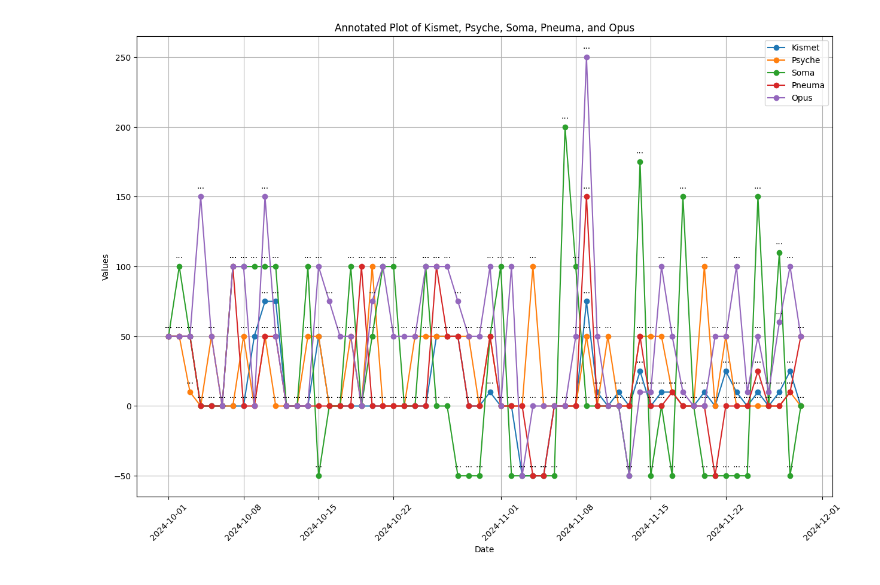
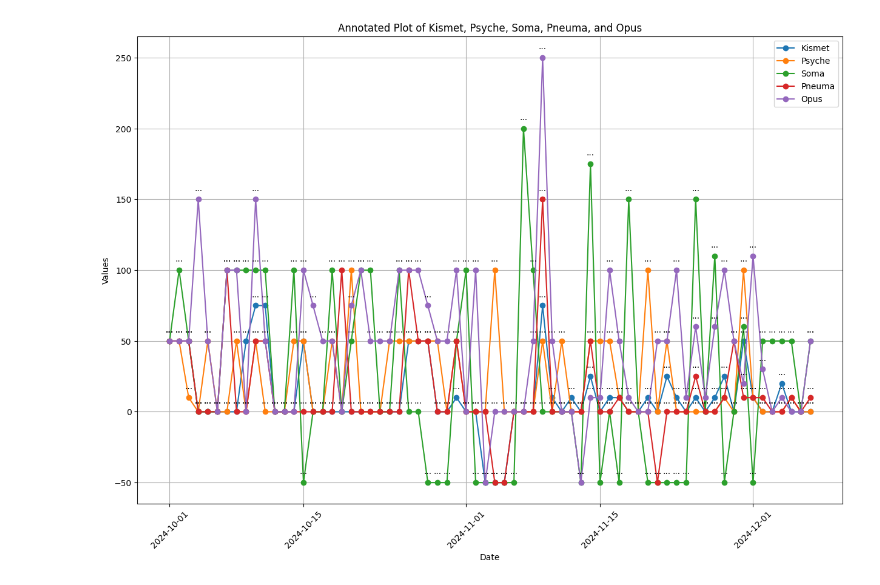
Before and after one commit to ursa-mikail/python_activity_monitoring, a Jupyter notebook: 100_Day_Game_Monitoring.ipynb, the cells around one changed output. Drawn from its saved outputs; the diff is of its cells as text; code cells hidden in the pictures.

```diff
--- a/100_Day_Game_Monitoring.ipynb
+++ b/100_Day_Game_Monitoring.ipynb
@@ -4,37 +4,66 @@ import pandas as pd
 import numpy as np
 from datetime import datetime, timedelta
 
+"""
+Kismet = [50, 50, 50, 0, 0, 0, 0, 0, 50, 75, 75, 0, 0, 0, 50, 0, 0, 0, 0, 0, 0, 0, 0, 0, 0, 50, 50, 50, 0, 0, 10, 0, 0, -50, -50, -50, 0, 0, 0, 75, 10, 0, 10, 0, 25, 0, 10, 10, 0, 0, 10, 0, 25, 10, 0, 10, 0, 10, 25, 0, 50, 10, 0, 0, 10]
+
+Psyche = [50, 50, 10, 0, 50, 0, 0, 50, 0, 50, 0, 0, 0, 50, 50, 0, 0, 50, 0, 100, 0, 0, 0, 50, 50, 50, 50, 50, 50, 0, 50, 0, 0, 0, 100, 0, 0, 0, 0, 50, 0, 50, 0, 0, 50, 50, 50, 10, 0, 0, 100, 0, 50, 0, 0, 0, 0, 0, 10, 0, 100, 10, 0, 0, 0]
+
+Soma = [50, 100, 50, 0, 0, 0, 100, 100, 100, 100, 100, 0, 0, 100, -50, 0, 0, 100, 0, 50, 100, 100, 0, 0, 100, 0, 0, -50, -50, -50, 50, 100, -50, -50, -50, -50, -50, 200, 100, 0, 0, 0, 0, -50, 175, -50, 0, -50, 150, 0, -50, -50, -50, -50, -50, 150, 0, 110, -50, 0, 60, -50, 50, 50, 50]
+
+Pneuma = [50, 50, 50, 0, 0, 0, 100, 0, 0, 50, 50, 0, 0, 0, 0, 0, 0, 0, 100, 0, 0, 0, 0, 0, 0, 100, 50, 50, 0, 0, 50, 0, 0, 0, -50, -50, 0, 0, 0, 150, 0, 0, 0, 0, 50, 0, 0, 10, 0, 0, 0, -50, 0, 0, 0, 25, 0, 0, 10, 50, 10, 10, 10, 0, 0]
+
+Opus = [50, 50, 50, 150, 50, 0, 100, 100, 0, 150, 50, 0, 0, 0, 100, 75, 50, 50, 0, 75,  100, 50, 50, 50, 100, 100, 100, 75, 50, 50, 100, 0, 100, -50, 0, 0, 0, 0, 50, 250, 50, 0, 0, -50, 10, 10, 100, 50, 10, 0, 0, 50, 50, 100, 10, 60, 10, 60, 100, 50, 20, 110, 30, 0, 0]
+"""
+def load_data_from_file(file_path):
+    data = {}
+    with open(file_path, 'r') as file:
+        for line in file:
+            line = line.strip()
+            if line and '=' in line:  # Ensure the line contains '='
+                name, values = line.split(' = ', 1)  # Split on the first '=' only
+                # Convert the string representation of the list to an actual list of integers
+                data[name.strip()] = eval(values.strip())
+    return data
+
+# Load data from the file
+file_path = './sample_data/data.txt'
+data = load_data_from_file(file_path)
+
+# Access the data
+Kismet = data.get('Kismet')
+Psyche = data.get('Psyche')
+Soma = data.get('Soma')
+Pneuma = data.get('Pneuma')
+Opus = data.get('Opus')
+
 # Initial data
 dates_start = datetime(2024, 10, 1)
-dates = [dates_start + timedelta(days=i) for i in range(60)]  # Adjust to the actual number of days in your data
+dates = [dates_start + timedelta(days=i) for i in range(len(Kismet))]  # Adjust to the actual number of days in your data
 
-Kismet = [50, 50, 50, 0, 0, 0, 0, 0, 50, 75, 75, 0, 0, 0, 50, 0, 0, 0, 0, 0, 0, 0, 0, 0, 0, 50, 50, 50, 0, 0, 10, 0, 0, -50, -50, -50, 0, 0, 0, 75, 10, 0, 10, 0, 25, 0, 10, 10, 0, 0,
-10, 0, 25, 10, 0, 10, 0, 10, 25, 0] # np.nan for yet to be defined
+notes = ['...'] * len(Kismet)
 
-Psyche = [50, 50, 10, 0, 50, 0, 0, 50, 0, 50, 0, 0, 0, 50, 50, 0, 0, 50, 0, 100, 0, 0, 0, 50, 50, 50, 50, 50, 50, 0, 50, 0, 0, 0, 100, 0, 0, 0, 0, 50, 0, 50, 0, 0, 50, 50, 50, 10, 0, 0,
-100, 0, 50, 0, 0, 0, 0, 0, 10, 0]
+"""
+# Print the data to verify
+print("Kismet:", Kismet)
+print("Psyche:", Psyche)
+print("Soma:", Soma)
+print("Pneuma:", Pneuma)
+print("Opus:", Opus)
+"""
+if len(dates) != len(Kismet) or len(dates) != len(Psyche) or len(dates) != len(Soma) or len(dates) != len(Pneuma) or len(dates) != len(Opus) or len(dates) != len(notes):
+    print(len(dates))
+    print(len(Kismet))
+    print(len(Psyche))
+    print(len(Soma))
+    print(len(Pneuma))
+    print(len(Opus))
+    print(len(notes))
 
-Soma = [50, 100, 50, 0, 0, 0, 100, 100, 100, 100, 100, 0, 0, 100, -50, 0, 0, 100, 0, 50, 100, 100, 0, 0, 100, 0, 0, -50, -50, -50, 50, 100, -50, -50, -50, -50, -50, 200, 100, 0, 0, 0, 0, -50, 175, -50, 0, -50, 150, 0,
--50, -50, -50, -50, -50, 150,  0, 110, -50, 0]
+    #print(dates)
+    raise ValueError("All lists must have the same length. Mismatch between lists found.")
 
-Pneuma = [50, 50, 50, 0, 0, 0, 100, 0, 0, 50, 50, 0, 0, 0, 0, 0, 0, 0, 100, 0, 0, 0, 0, 0, 0, 100, 50, 50, 0, 0, 50, 0, 0, 0, -50, -50, 0, 0, 0, 150, 0, 0, 0, 0, 50, 0, 0, 10, 0, 0,
-0, -50, 0, 0, 0, 25, 0, 0, 10, 50]
 
-Opus = [50, 50, 50, 150, 50, 0, 100, 100, 0, 150, 50, 0, 0, 0, 100, 75, 50, 50, 0, 75, 100, 50, 50, 50, 100, 100, 100, 75, 50, 50, 100, 0, 100, -50, 0, 0, 0, 0, 50, 250, 50, 0, 0, -50, 10, 10,
-        100, 50, 10, 0, 0, 50, 50, 100, 10, 50, 10, 60, 100, 50]
-
-notes = ['...'] * len(dates)
-"""
-print(len(dates))
-print(len(Kismet))
-print(len(Psyche))
-print(len(Soma))
-print(len(Pneuma))
-print(len(Opus))
-print(len(notes))
-
-print(dates)
-"""
 
 DATA_GENERATION_RANDOM = False
 
@@ -71,34 +100,34 @@ fig, ax = plt.subplots(figsize=(15, 10))
 ax.plot(data['Date'], data['Kismet'], label='Kismet', marker='o')
 ax.plot(data['Date'], data['Psyche'], label='Psyche', marker='o')
 ax.plot(data['Date'], data['Soma'], label='Soma', marker='o')
 ax.plot(data['Date'], data['Pneuma'], label='Pneuma', marker='o')
 ax.plot(data['Date'], data['Opus'], label='Opus', marker='o')
 
 # Annotate with notes
 for i, row in data.iterrows():
     if not np.isnan(row['Kismet']):
         ax.annotate(row['Notes'], (row['Date'], row['Kismet']), textcoords="offset points", xytext=(0, 10), ha='center')
     if not np.isnan(row['Psyche']):
         ax.annotate(row['Notes'], (row['Date'], row['Psyche']), textcoords="offset points", xytext=(0, 10), ha='center')
     if not np.isnan(row['Soma']):
         ax.annotate(row['Notes'], (row['Date'], row['Soma']), textcoords="offset points", xytext=(0, 10), ha='center')
     if not np.isnan(row['Pneuma']):
         ax.annotate(row['Notes'], (row['Date'], row['Pneuma']), textcoords="offset points", xytext=(0, 10), ha='center')
     if not np.isnan(row['Opus']):
         ax.annotate(row['Notes'], (row['Date'], row['Opus']), textcoords="offset points", xytext=(0, 10), ha='center')
 
 # Formatting the plot
 ax.xaxis.set_major_formatter(plt.matplotlib.dates.DateFormatter('%Y-%m-%d'))
 plt.xticks(rotation=45)
 ax.legend()
 plt.xlabel('Date')
 plt.ylabel('Values')
 plt.title('Annotated Plot of Kismet, Psyche, Soma, Pneuma, and Opus')
 plt.grid(True)
 
 plt.show()
 # %% [output]
-[figure, old version]
+[figure, new version]
 # %%
 import matplotlib.pyplot as plt
 import numpy as np
```
Also changed, not shown: parts of 1 cell of this notebook.
